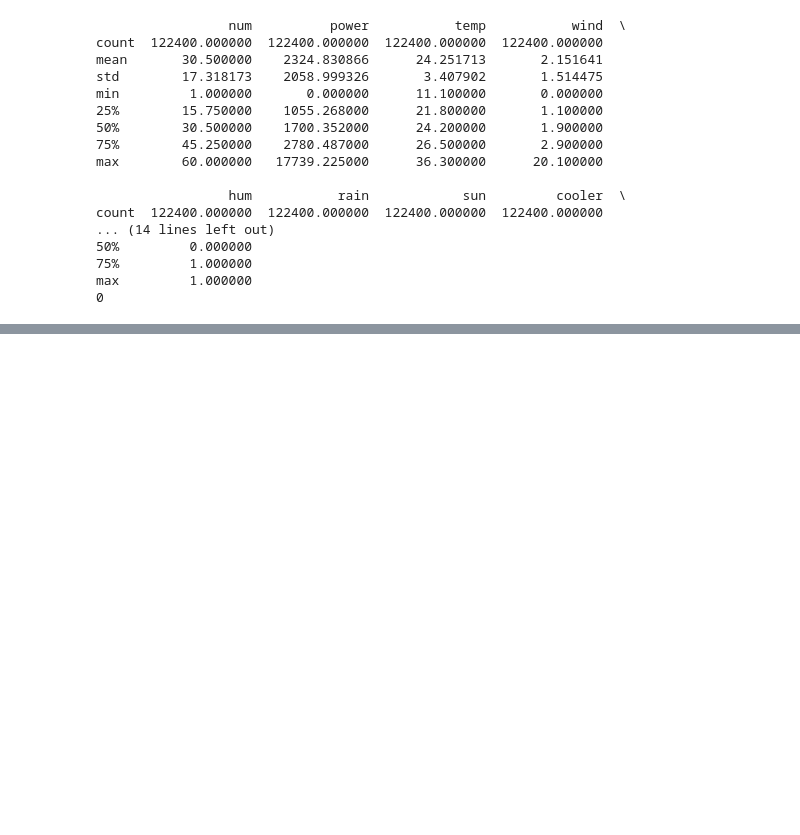
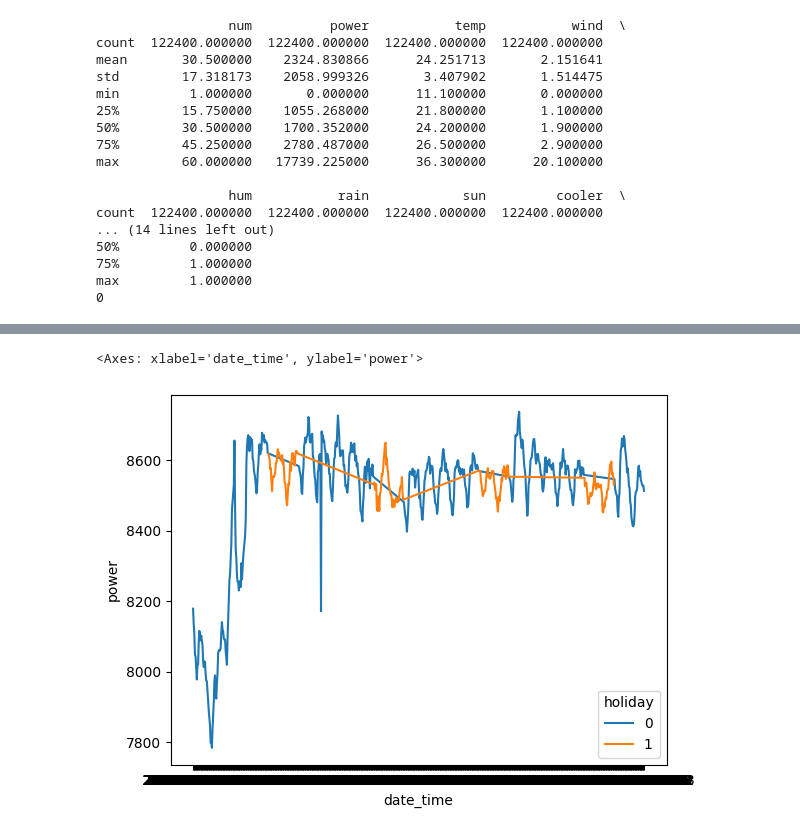
Before and after one commit to AhyeongJ/LS_Project2, a Jupyter notebook: project2.ipynb, the cells around one changed output, grey strips where cells are left out. Saved outputs shown, nothing was run; the diff lists cells and outputs as text; code cells hidden in the pictures; blank space fills up the shorter version.

```diff
--- a/project2.ipynb
+++ b/project2.ipynb
@@ -16,10 +16,3 @@ data.head()
 # %%
 cols = ['num', 'date_time', 'power', 'temp', 'wind','hum' ,'rain', 'sun', 'cooler', 'solar']
 data.columns = cols
-# %%
-# 시간 관련 변수들 생성
-date = pd.to_datetime(data.date_time)
-data['hour'] = date.dt.hour
-data['day'] = date.dt.weekday
-data['month'] = date.dt.month
-data['week'] = date.dt.isocalendar().week
@@ -54,3 +72,22 @@ count  122400.000000  122400.000000  122400.000000  122400.000000
 75%         1.000000
 max         1.000000
 0
+# %%
+# 년도, 월, 일
+# data['year'] = data.dt.year
+date = pd.to_datetime(data.date_time)
+data['month'] = date.dt.month
+data['day'] = date.dt.day
+data['hour'] = date.dt.hour
+data['week'] = date.dt.weekday
+
+def is_holiday(row):
+    if row['week'] in [5, 6]:
+        return 1
+    elif (row['month'] == 6 and row['day'] == 6) or \
+         (row['month'] == 8 and row['day'] in [15, 17]):
+        return 1
+    else:
+        return 0
+data['holiday'] = data.apply(is_holiday, axis=1)
+data.info()
@@ -56,0 +112,9 @@ max         1.000000
+# %%
+# 건물 1
+b1 = data[data['num']==1]
+b1_june = b1[b1['month']==6]
+
+sns.lineplot(x = b1_june['date_time'], y = b1_june['power'], hue = b1_june['holiday'], estimator = None)
+# %% [output]
+<Axes: xlabel='date_time', ylabel='power'>
+[figure, added]
```
Also changed, not shown: parts of 10 cells of this notebook, 2 other files.
